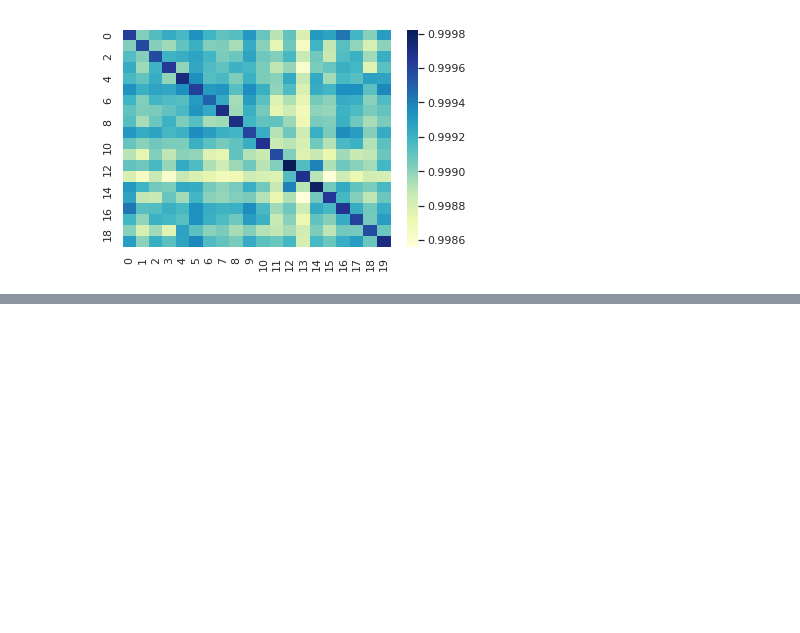
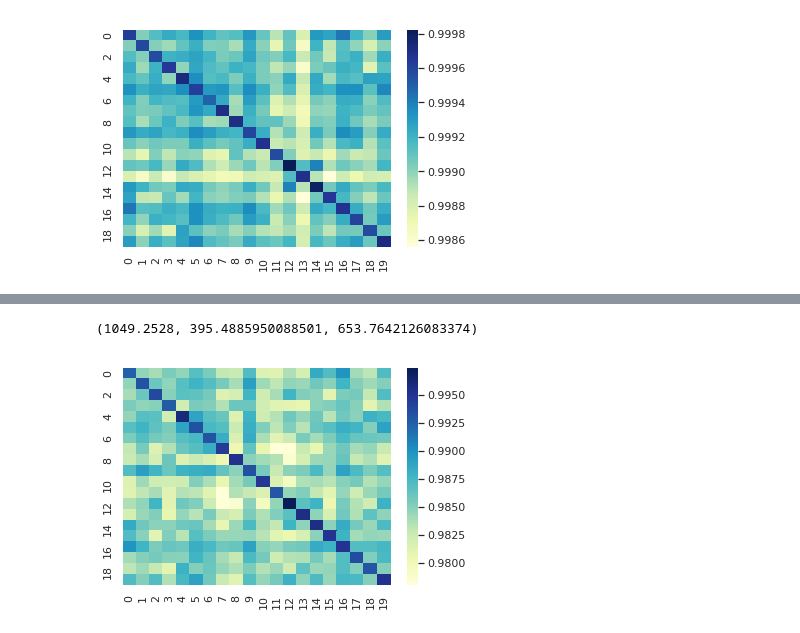
Before and after one commit to shaoxia57/common_sense_embedding_analysis, a Jupyter notebook: interpret/Clustering_of_Logical_Sets.ipynb, the cells around one changed output, grey strips where cells are left out. Saved outputs shown, nothing was run; the diff lists cells and outputs as text; code cells hidden in the pictures; blank space fills up the shorter version.

```diff
--- a/interpret/Clustering_of_Logical_Sets.ipynb
+++ b/interpret/Clustering_of_Logical_Sets.ipynb
@@ -108,0 +159,2 @@ plt.show()
+# %%
+mean_output, mean_output_2 = get_embeddings(sentences, tokenizer, model, "mean")
@@ -108,0 +165,12 @@ plt.show()
+# %%
+mean_sums
+# %% [output]
+(1049.2528, 395.4885950088501, 653.7642126083374)
+# %%
+cos_matrix = get_cosine_matrix(mean_output_2, 20)
+# %%
+sns.set()
+ax = sns.heatmap(cos_matrix, cmap="YlGnBu")
+plt.show()
+# %% [output]
+[figure, added]
```
Also changed, not shown: parts of 33 cells of this notebook.
